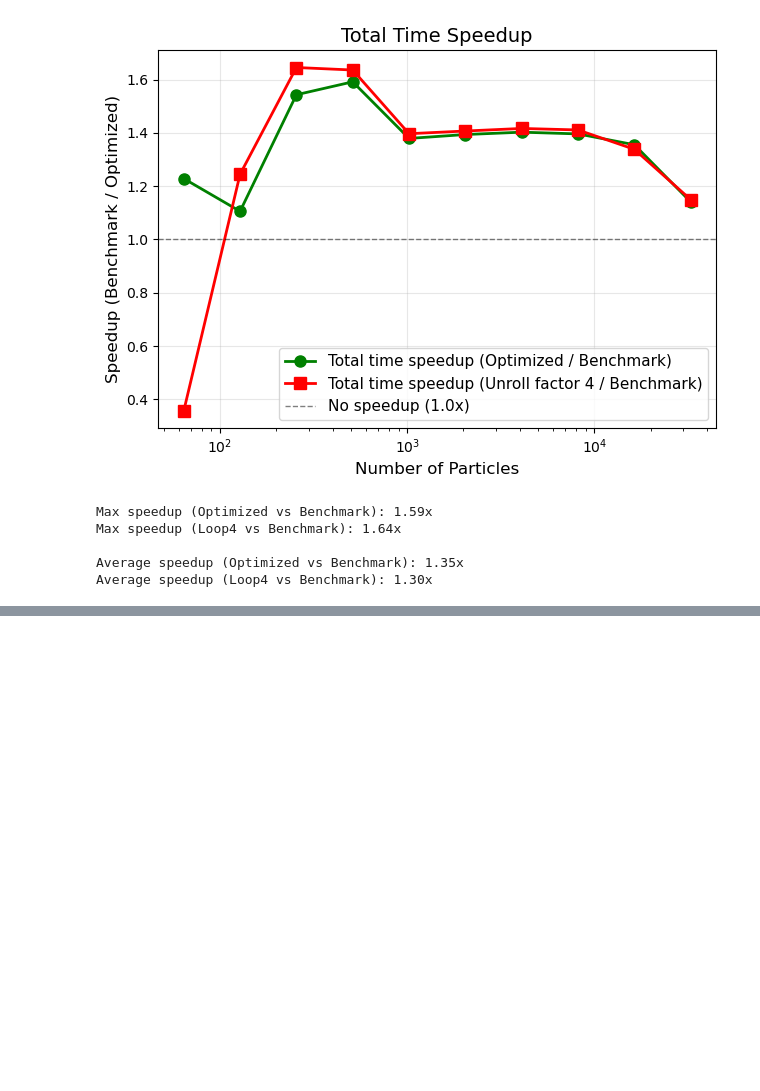
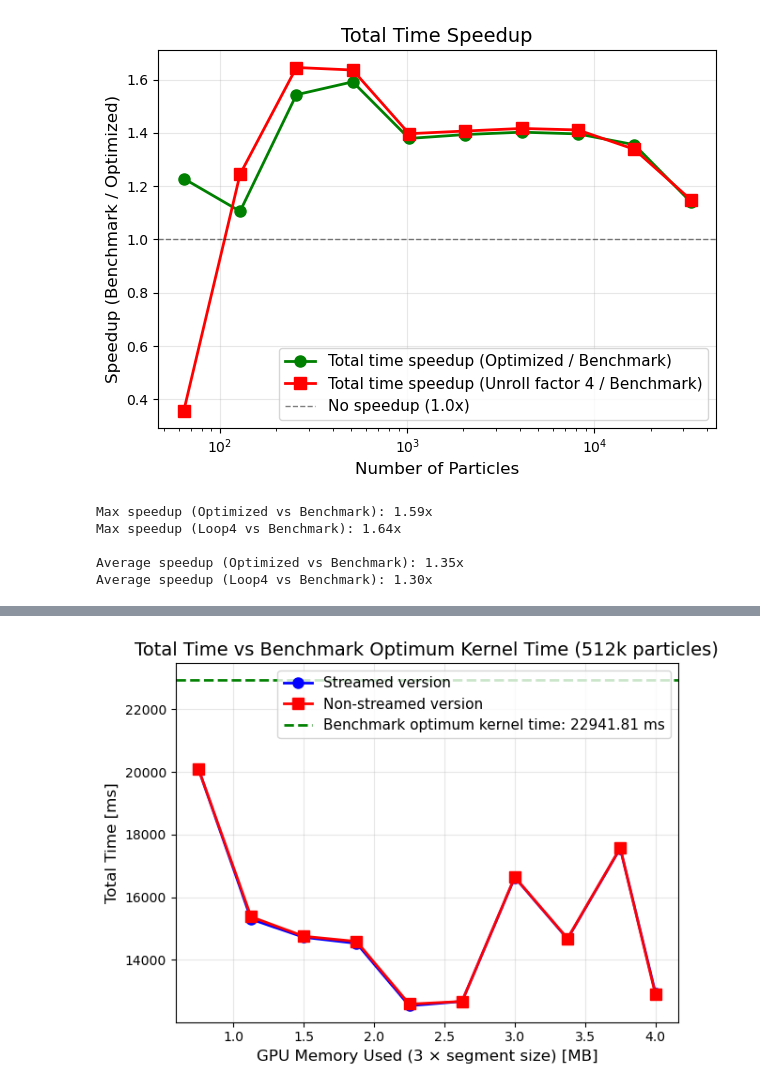
Before and after one commit to noahs-uni/GPU-Computing, a Jupyter notebook: exc07/miro/template/plots_nbody.ipynb, the cells around one changed output, grey strips where cells are left out. Saved outputs shown, nothing was run; the diff lists cells and outputs as text; code cells hidden in the pictures; blank space fills up the shorter version.

```diff
--- a/exc07/miro/template/plots_nbody.ipynb
+++ b/exc07/miro/template/plots_nbody.ipynb
@@ -240,0 +265,25 @@ Average speedup (Loop4 vs Benchmark): 1.30x
+# %%
+# Plot 2: Compare time taken (ms) versus benchmark optimum as a horizontal line
+benchmark_opt_data = pd.read_csv("nbody_optimized_benchmark_results.txt", delimiter=",")
+# Get kernel time for 512k particles (should be single row)
+benchmark_opt_kernel_time = benchmark_opt_data[benchmark_opt_data['num_elements'] == 512000]['kernel_time_ms'].values[0]
+
+plt.plot(streamed_data['gpu_memory_bytes'] / (1024**2), streamed_data['total_time_ms'],
+         'o-', label='Streamed version', linewidth=2, markersize=8, color='blue')
+plt.plot(nonstreamed_data['gpu_memory_bytes'] / (1024**2), nonstreamed_data['total_time_ms'],
+         's-', label='Non-streamed version', linewidth=2, markersize=8, color='red')
+
+# Add horizontal line for benchmark optimum kernel time
+plt.axhline(y=benchmark_opt_kernel_time, color='green', linestyle='--', linewidth=2,
+            label=f'Benchmark optimum kernel time: {benchmark_opt_kernel_time:.2f} ms')
+
+plt.xlabel('GPU Memory Used (3 × segment size) [MB]', fontsize=12)
+plt.ylabel('Total Time [ms]', fontsize=12)
+plt.title('Total Time vs Benchmark Optimum Kernel Time (512k particles)', fontsize=14)
+plt.legend(fontsize=11)
+plt.grid(True, alpha=0.3)
+plt.tight_layout()
+plt.savefig('nbody_vs_benchmark_kernel.pdf', dpi=300, bbox_inches='tight')
+plt.show()
+# %% [output]
+[figure, added]
```
Also changed, not shown: parts of 5 cells of this notebook, 25 other files.
